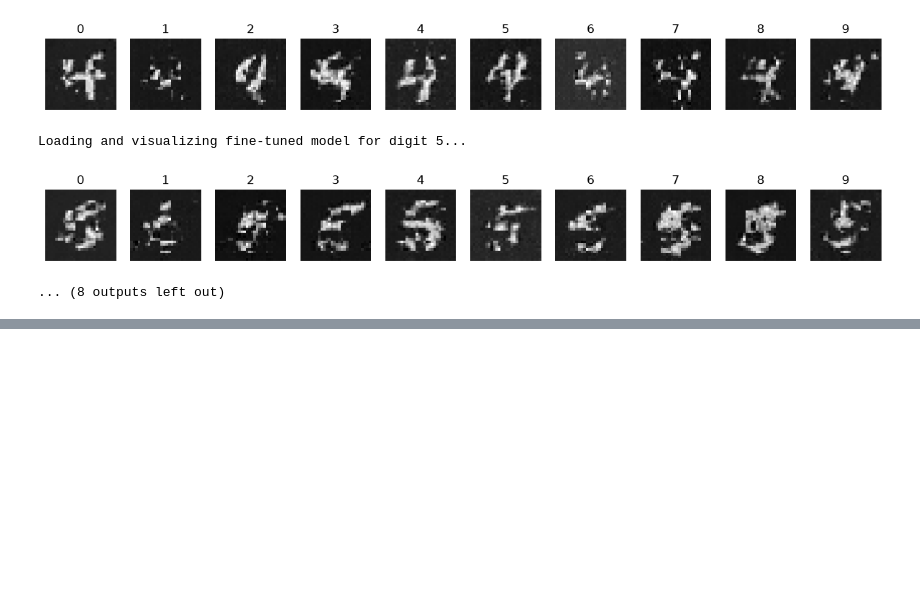
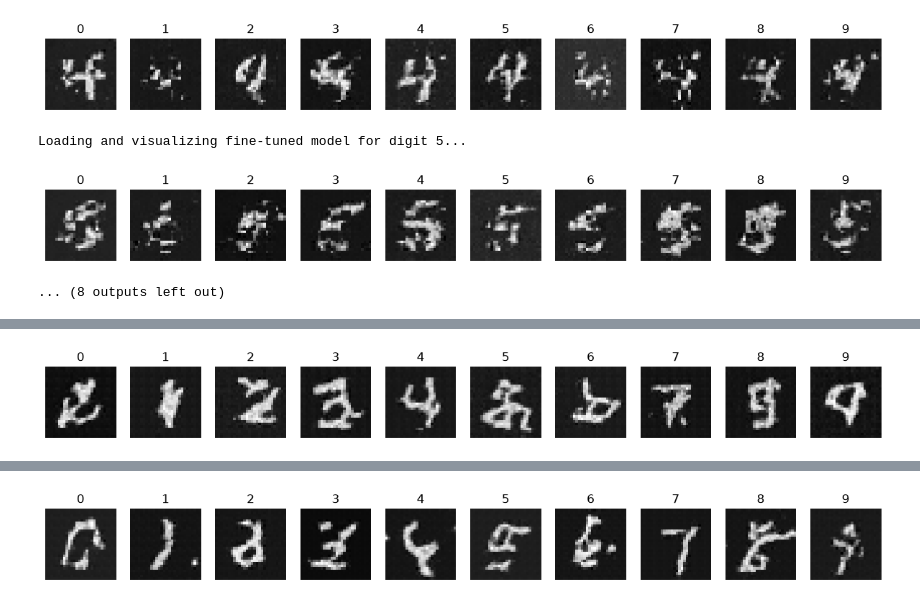
Before and after one commit to leoposc/lerobot-smolvla, a Jupyter notebook: flow-matching-tutorial/testlab.ipynb, the cells around one changed output, grey strips where cells are left out. Cells and saved outputs as stored; diff of their text form; code cells hidden in the pictures; blank space fills up the shorter version.

```diff
--- a/flow-matching-tutorial/testlab.ipynb
+++ b/flow-matching-tutorial/testlab.ipynb
@@ -565,0 +587,20 @@ Layer 7, Parameter: norm2.bias, Shape: torch.Size([64])
+# %%
+
+config["training_size"] = 10_000
+config["training_epochs"] = 40
+loader = create_loader()
+
+config["apply_rope"] = True
+config["apply_optimal_transport"] = False
+model_with_rope = FlowMatching_with_Transformer().to(device)
+train(model_with_rope, loader)
+show_all_digits(model_with_rope)
+save_model(model_with_rope, name_suffix="10_000_basemodel_with_ROPE")
+
+config["apply_rope"] = True
+config["apply_optimal_transport"] = True
+model_with_rope_and_ot = FlowMatching_with_Transformer().to(device)
+train(model_with_rope_and_ot, loader)
+show_all_digits(model_with_rope_and_ot)
+save_model(model_with_rope_and_ot, name_suffix="10_000_basemodel_with_ROPE_and_OT")
+# %% [output]
@@ -565,0 +624 @@ Layer 7, Parameter: norm2.bias, Shape: torch.Size([64])
+[figure, added]
@@ -565,0 +642 @@ Layer 7, Parameter: norm2.bias, Shape: torch.Size([64])
+[figure, added]
```
Also changed, not shown: parts of 6 cells of this notebook.
